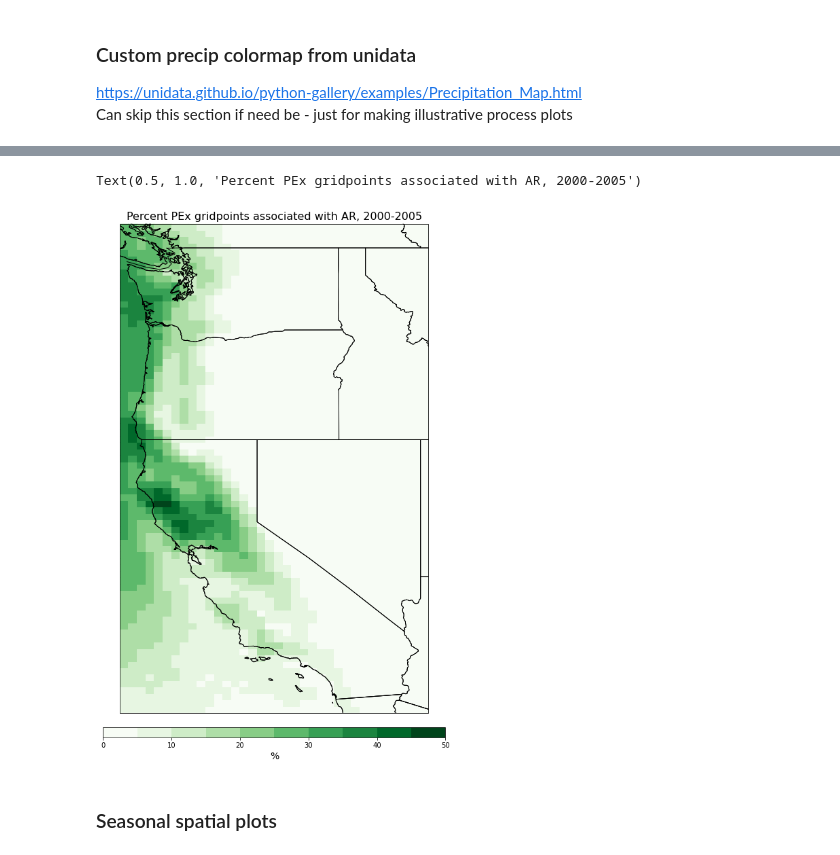
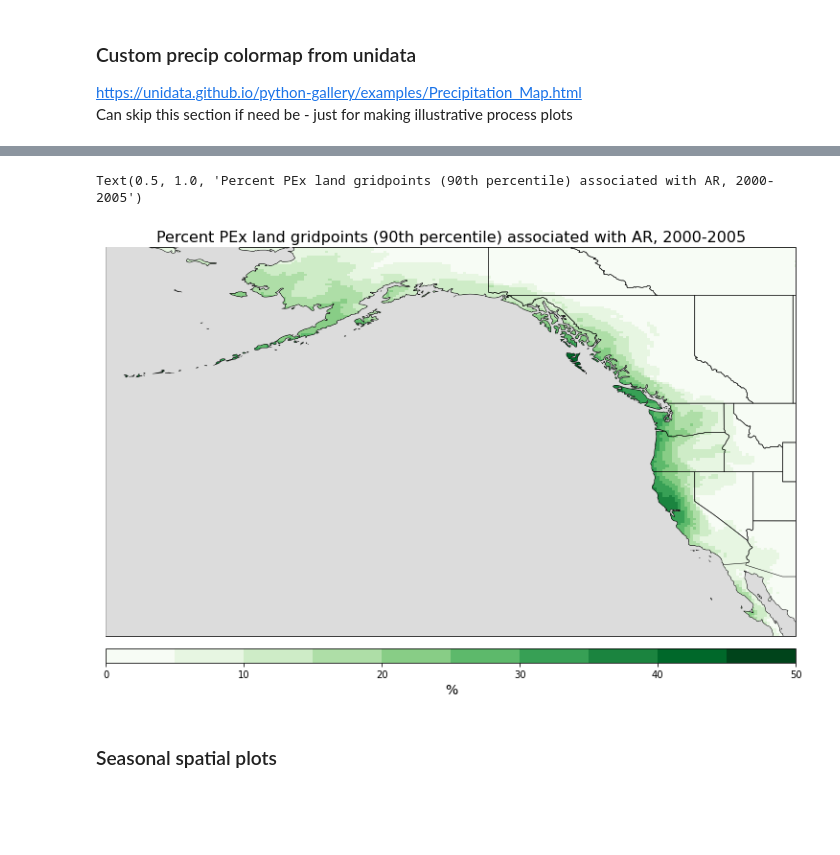
Before and after one commit to katiedagon/ML-extremes, a Jupyter notebook: notebooks/ClimateNet_PEx.ipynb, the cells around one changed output, grey strips where cells are left out. Saved outputs shown, nothing was run; the diff lists cells and outputs as text; code cells hidden in the pictures; blank space fills up the shorter version.

```diff
--- a/notebooks/ClimateNet_PEx.ipynb
+++ b/notebooks/ClimateNet_PEx.ipynb
@@ -408,0 +564,2 @@ PEx_TC.isel(time=0).plot()
+# %%
+PEx_AR, npercentPEx_space, PExgridpoints_space = calc_overlap_space(cnet_mask_subset, PEx)
@@ -408,0 +616,2 @@ PEx_TC.isel(time=0).plot()
+# %%
+PEx_AR_time, npercentPEx_time, npercentPEx_time_byseason, PExgridpoints_time, PExgridpoints_time_byseason = calc_overlap_time(cnet_mask_subset, PEx_time)
@@ -723,5 +983,6 @@ overlap_time = PEx_AR_time.notnull().sum(dim='time')
-# %%
-npercentPEx_time = 100*(overlap_time/PExgridpoints_time).persist()
+# %%
+# persist for plotting
+npercentPEx_time = npercentPEx_time.persist()
 # %%
 # needed to determine number of values in discrete colormap
 npercentPEx_time.max().values
@@ -730,33 +991,41 @@ array(46.95652174)
 # %%
 %%time
-#fig = plt.figure(figsize=(10,10)) # Payne region
-fig = plt.figure(figsize=(7,10)) # Collow region
+fig = plt.figure(figsize=(10,10)) # Payne region
+#fig = plt.figure(figsize=(7,10)) # Collow region
 
-ax = fig.add_axes([0.,0.,1.,1.], projection=ccrs.PlateCarree())
-
-ax.coastlines()
-ax.add_feature(cfeature.BORDERS)
-ax.add_feature(cfeature.STATES)
+ax = fig.add_axes([0.,0.,1.,1.], projection=ccrs.PlateCarree(central_longitude=180.0))
 
 # discrete colormap
-#cmap=plt.cm.get_cmap('Greens', 14) # Payne region, p90
-cmap=plt.cm.get_cmap('Greens', 10) # Collow region, p95
+#cmap=plt.cm.get_cmap('Greens', 14) # Payne region, p90, land/ocean
+cmap=plt.cm.get_cmap('Greens', 10) # Collow region, p95, land/ocean; Payne region, p90, land only
 
 field, lon = add_cyclic_point(npercentPEx_time, coord=npercentPEx_time.lon)
 lat = npercentPEx_time.lat
 #cf = ax.contourf(lon, lat, field, cmap='Greens', transform=ccrs.PlateCarree())
-#cf = ax.pcolor(lon, lat, field, vmin=0, vmax=70, cmap=cmap, transform=ccrs.PlateCarree()) # Payne region, p90
-cf = ax.pcolor(lon, lat, field, vmin=0, vmax=50, cmap=cmap, transform=ccrs.PlateCarree()) # Collow region, p95
+#cf = ax.pcolor(lon, lat, field, vmin=0, vmax=70, cmap=cmap, transform=ccrs.PlateCarree()) # Payne region, p90, land/ocean
+cf = ax.pcolormesh(lon, lat, field, vmin=0, vmax=50, cmap=cmap, transform=ccrs.PlateCarree()) # Collow region, p95, land/ocean; Payne/ARTMIP regions, p90, land only
+
+ax.coastlines(zorder=1)
+#ax.add_feature(cfeature.BORDERS, zorder=2) # this is repetative when plotting states
+ax.add_feature(cfeature.STATES, zorder=3, linewidth=0.5)
+
+# add greyed out ocean, also helps cut off gridpoints at coastlines
+ax.add_feature(cfeature.OCEAN, zorder=4, facecolor='gainsboro', edgecolor='none')
+
+ax.set_extent((lon[0],lon[-1],lat[0],lat[-1]), crs=ccrs.PlateCarree())
 
 # add colorbar
-#cb_ax = fig.add_axes([0, 0.18, 1, 0.02]) # Payne region
-cb_ax = fig.add_axes([0, -0.05, 1, 0.02]) # Collow region
+cb_ax = fig.add_axes([0, 0.18, 1, 0.02]) # Payne region
+#cb_ax = fig.add_axes([0, -0.05, 1, 0.02]) # Collow region
 cbar = plt.colorbar(cf, cax=cb_ax, orientation='horizontal')
 cbar.ax.set_xlabel('%', fontsize=14)
 
 # add title
-ax.set_title('Percent PEx gridpoints associated with AR, 2000-2005', fontsize=16);
+#ax.set_title('Percent PEx gridpoints associated with AR, 2000-2005', fontsize=16);
+ax.set_title('Percent PEx land gridpoints (90th percentile) associated with AR, 2000-2005', fontsize=16);
 
 #plt.savefig('../figures/toSCP/npercentPEx-AR_time_2000-2005_3ha.png', bbox_inches='tight')
 #plt.savefig('../figures/toSCP/npercentPEx95th-AR_time_2000-2005_3ha_Collow.png', bbox_inches='tight')
+#plt.savefig('../figures/toSCP/npercentPEx90-AR_time_2000-2005_3ha_payne_landonly.png', bbox_inches='tight')
+#plt.savefig('../figures/toSCP/npercentPEx90-AR_time_2000-2005_3ha_artmip_landonly.png', bbox_inches='tight')
 # %% [output]
@@ -765,4 +1034,4 @@ Wall time: 239 ms
-Text(0.5, 1.0, 'Percent PEx gridpoints associated with AR, 2000-2005')
+Text(0.5, 1.0, 'Percent PEx land gridpoints (90th percentile) associated with AR, 2000-2005')
-[figure, old version]
+[figure, new version]
 # %% [markdown]
 ### Seasonal spatial plots
```
Also changed, not shown: parts of 112 cells of this notebook, 5 other files.
